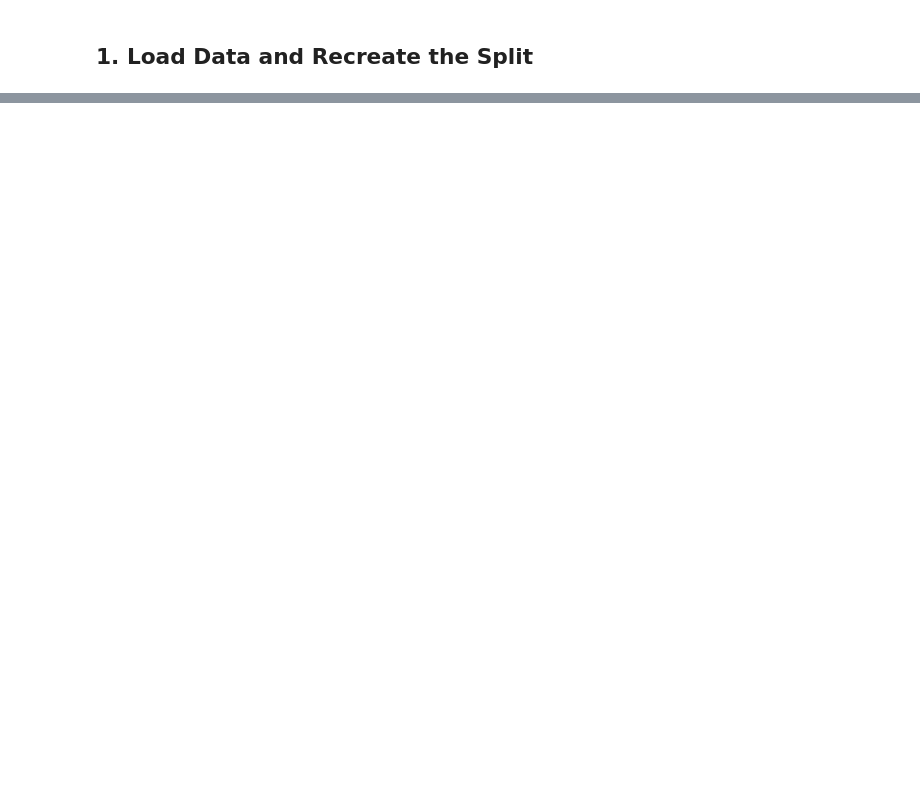
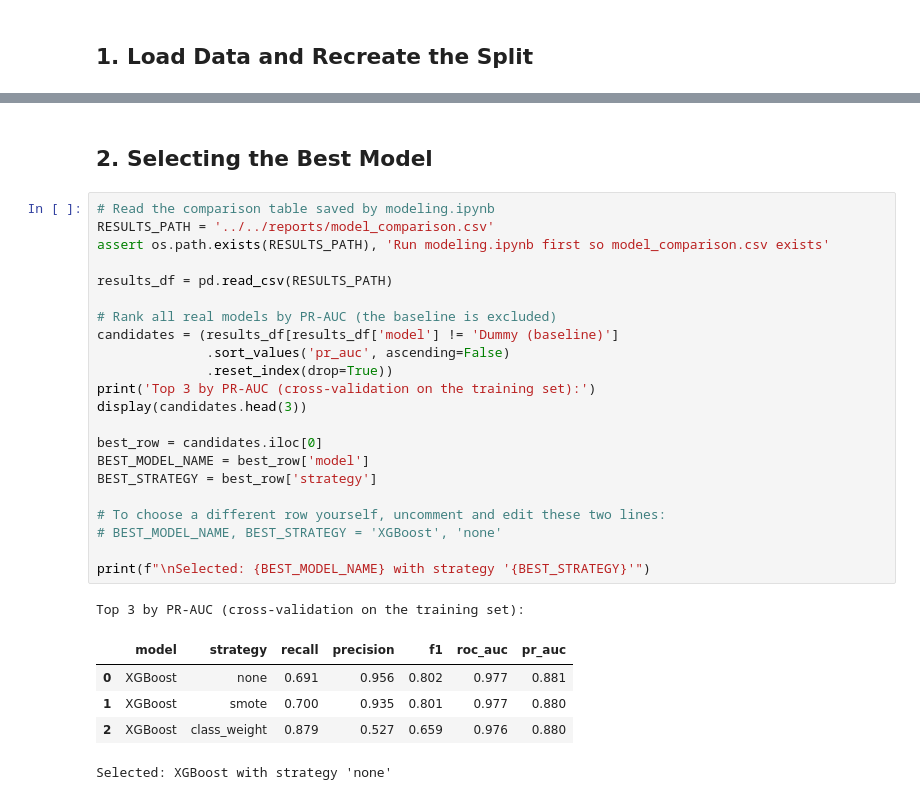
Before and after one commit to tracymuhoozi/machineLearningAssignment, a Jupyter notebook: notebooks/Evaluation/evaluation.ipynb, the cells around one changed output, grey strips where cells are left out. Cells and saved outputs as stored; diff of their text form; blank space fills up the shorter version.

```diff
--- a/notebooks/Evaluation/evaluation.ipynb
+++ b/notebooks/Evaluation/evaluation.ipynb
@@ -58,0 +116,31 @@ print(f'Diabetic rate train: {y_train.mean():.3f} test: {y_test.mean():.3f}')
+# %% [markdown]
+## 2. Selecting the Best Model
+# %%
+# Read the comparison table saved by modeling.ipynb
+RESULTS_PATH = '../../reports/model_comparison.csv'
+assert os.path.exists(RESULTS_PATH), 'Run modeling.ipynb first so model_comparison.csv exists'
+
+results_df = pd.read_csv(RESULTS_PATH)
+
+# Rank all real models by PR-AUC (the baseline is excluded)
+candidates = (results_df[results_df['model'] != 'Dummy (baseline)']
+              .sort_values('pr_auc', ascending=False)
+              .reset_index(drop=True))
+print('Top 3 by PR-AUC (cross-validation on the training set):')
+display(candidates.head(3))
+
+best_row = candidates.iloc[0]
+BEST_MODEL_NAME = best_row['model']
+BEST_STRATEGY = best_row['strategy']
+
+# To choose a different row yourself, uncomment and edit these two lines:
+# BEST_MODEL_NAME, BEST_STRATEGY = 'XGBoost', 'none'
+
+print(f"\nSelected: {BEST_MODEL_NAME} with strategy '{BEST_STRATEGY}'")
+# %% [output]
+Top 3 by PR-AUC (cross-validation on the training set):
+|  | model | strategy | recall | precision | f1 | roc_auc | pr_auc |
+| 0 | XGBoost | none | 0.691 | 0.956 | 0.802 | 0.977 | 0.881 |
+| 1 | XGBoost | smote | 0.700 | 0.935 | 0.801 | 0.977 | 0.880 |
+| 2 | XGBoost | class_weight | 0.879 | 0.527 | 0.659 | 0.976 | 0.880 |
+Selected: XGBoost with strategy 'none'
```
Also changed, not shown: parts of 15 cells of this notebook, 8 other files.
